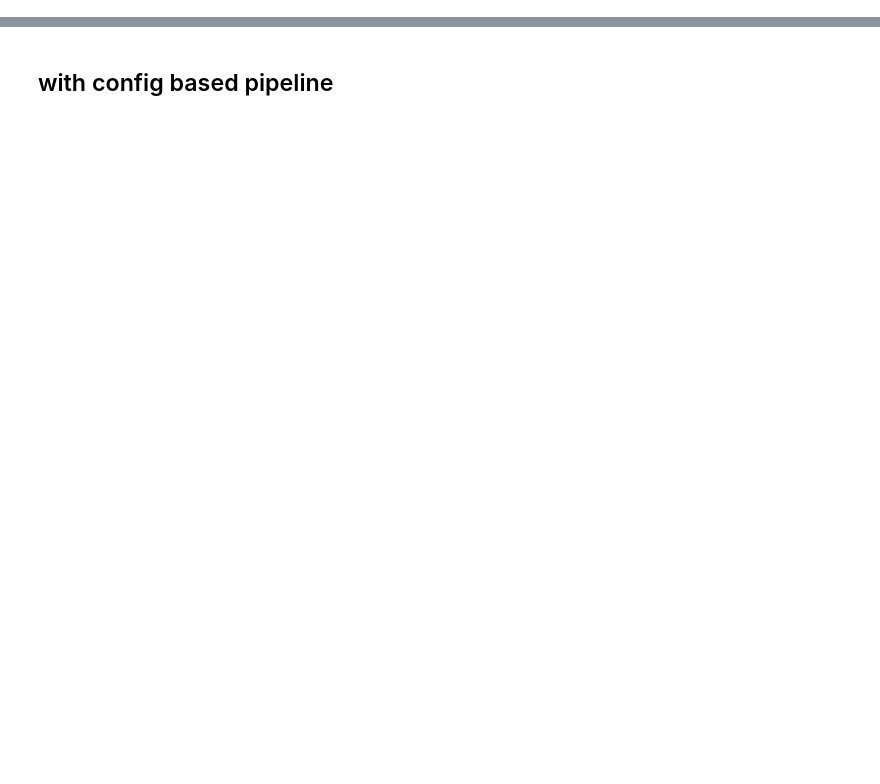
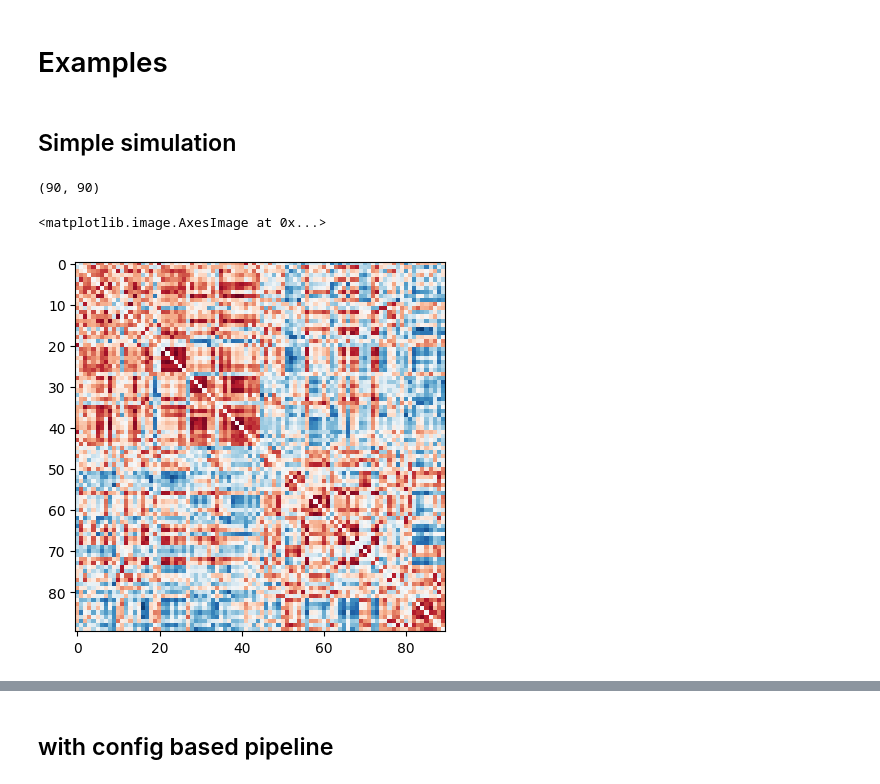
Before and after one commit to Picardian14/fastHDMF-code, a Jupyter notebook: notebooks/examples.ipynb, the cells around one changed output, grey strips where cells are left out. Cells and saved outputs as stored; diff of their text form; code cells hidden in the pictures; blank space fills up the shorter version.

```diff
--- a/notebooks/examples.ipynb
+++ b/notebooks/examples.ipynb
@@ -0,0 +1,40 @@
+# %% [markdown]
+# Examples
+# %% [markdown]
+## Simple simulation
+# %%
+# Basic simulation: connectivity, coupling, duration, sampling, seed, and FC.
+import numpy as np
+import fastdyn_fic_dmf as dmf
+from pathlib import Path
+from fastHDMF.helper_functions import filter_bold
+from matplotlib import pyplot as plt
+
+repo_root = Path.cwd() if (Path.cwd() / "data").exists() else Path.cwd().parent
+C = np.loadtxt(repo_root / "data/SCs/Averaged_SCs/aal/healthy_average.csv", delimiter=",")
+C = 0.2 * C / C.max()
+N = C.shape[0]
+
+G = 2.0
+nb_steps = 50_000
+TR = 2.0 # This should match the TR of the fMRI data, always ask this value
+seed = 1  # change for another realization; keep fixed for reproducibility
+burnout = 5  # discarded BOLD volumes. This is important because it takes some time for the system to reach a stable state.
+#              The first 5 volumes are discarded to avoid this transient effect.
+
+params = dmf.default_params(
+    C=C, G=G, TR=TR, seed=seed,
+    with_plasticity=False, with_decay=False,
+    return_bold=True, return_rate=False, return_fic=False,
+)
+_, _, bold, _ = dmf.run(params, nb_steps) # The .run function returns rate_exc, rate_inh, bold, and fic.
+                                          # We only need the BOLD signal for this example.
+filtered_bold = filter_bold(bold[:, burnout:], flp=0.01, fhp=0.1, tr=TR) # similarly, match the low and high pass filters used in the fMRI
+fc_matrix = np.corrcoef(filtered_bold)
+np.fill_diagonal(fc_matrix, 0.0)
+print(fc_matrix.shape)
+plt.imshow(fc_matrix, cmap="RdBu_r", vmin=-1, vmax=1)
+# %% [output]
+(90, 90)
+<matplotlib.image.AxesImage at 0x...>
+[figure, added]
```
Also changed, not shown: parts of 5 cells of this notebook, 3 other files.
